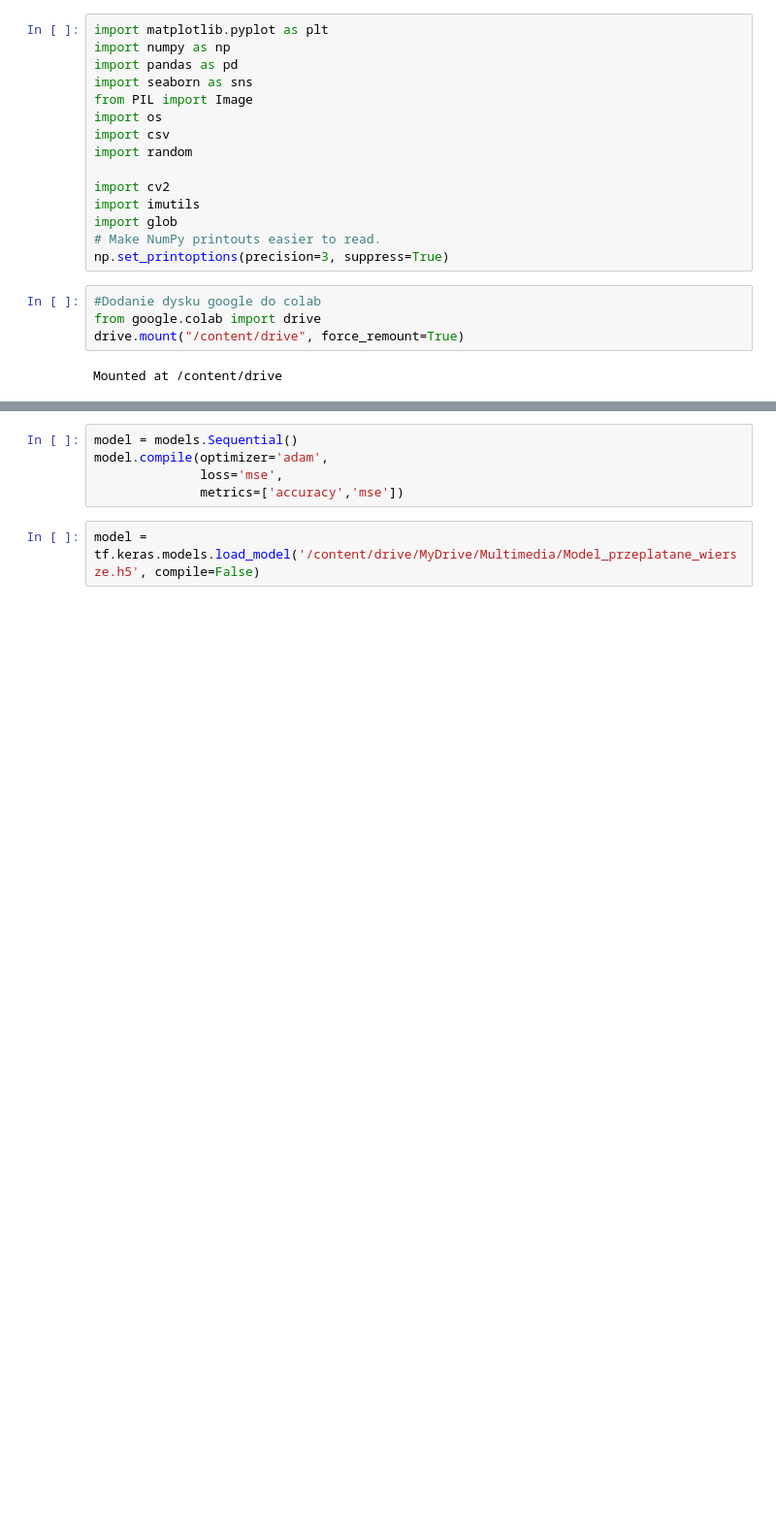
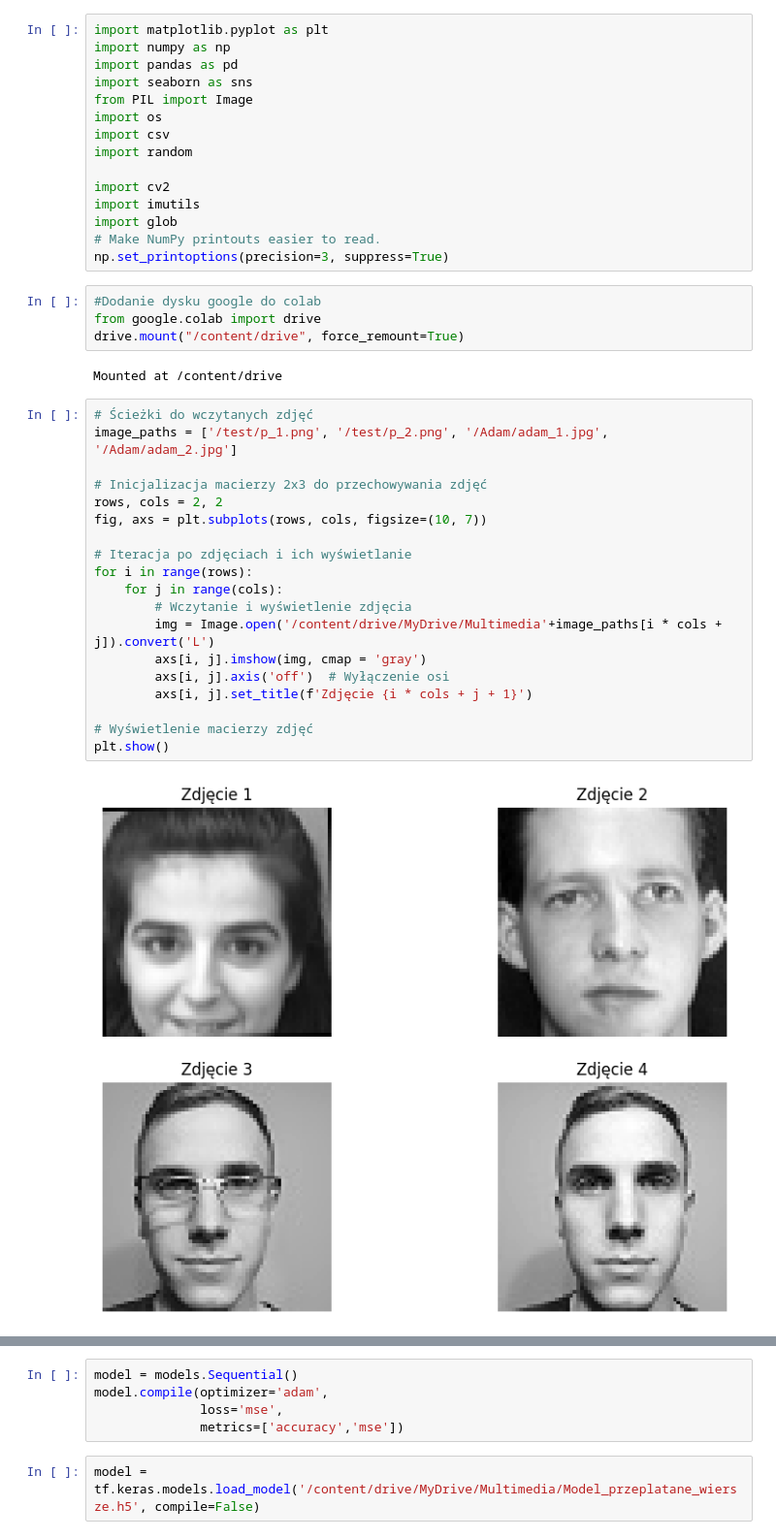
Before and after one commit to ajankowi/Multimedia, a Jupyter notebook: Face_recognition.ipynb, the cells around one changed output, grey strips where cells are left out. Shown at 97% size. Drawn from its saved outputs; the diff is of its cells as text; blank space fills up the shorter version.

```diff
--- a/Face_recognition.ipynb
+++ b/Face_recognition.ipynb
@@ -36,6 +36,27 @@ from google.colab import drive
 drive.mount("/content/drive", force_remount=True)
 # %% [output]
 Mounted at /content/drive
+# %%
+# Ścieżki do wczytanych zdjęć
+image_paths = ['/test/p_1.png', '/test/p_2.png', '/Adam/adam_1.jpg', '/Adam/adam_2.jpg']
+
+# Inicjalizacja macierzy 2x3 do przechowywania zdjęć
+rows, cols = 2, 2
+fig, axs = plt.subplots(rows, cols, figsize=(10, 7))
+
+# Iteracja po zdjęciach i ich wyświetlanie
+for i in range(rows):
+    for j in range(cols):
+        # Wczytanie i wyświetlenie zdjęcia
+        img = Image.open('/content/drive/MyDrive/Multimedia'+image_paths[i * cols + j]).convert('L')
+        axs[i, j].imshow(img, cmap = 'gray')
+        axs[i, j].axis('off')  # Wyłączenie osi
+        axs[i, j].set_title(f'Zdjęcie {i * cols + j + 1}')
+
+# Wyświetlenie macierzy zdjęć
+plt.show()
+# %% [output]
+[figure, added]
 # %%
 # Wczytywane dane muszą być kwadratowe np. 512x512
 # Na zjęciu powinna znajdować się tylko sama twarz
```
Also changed, not shown: parts of 12 cells of this notebook.
